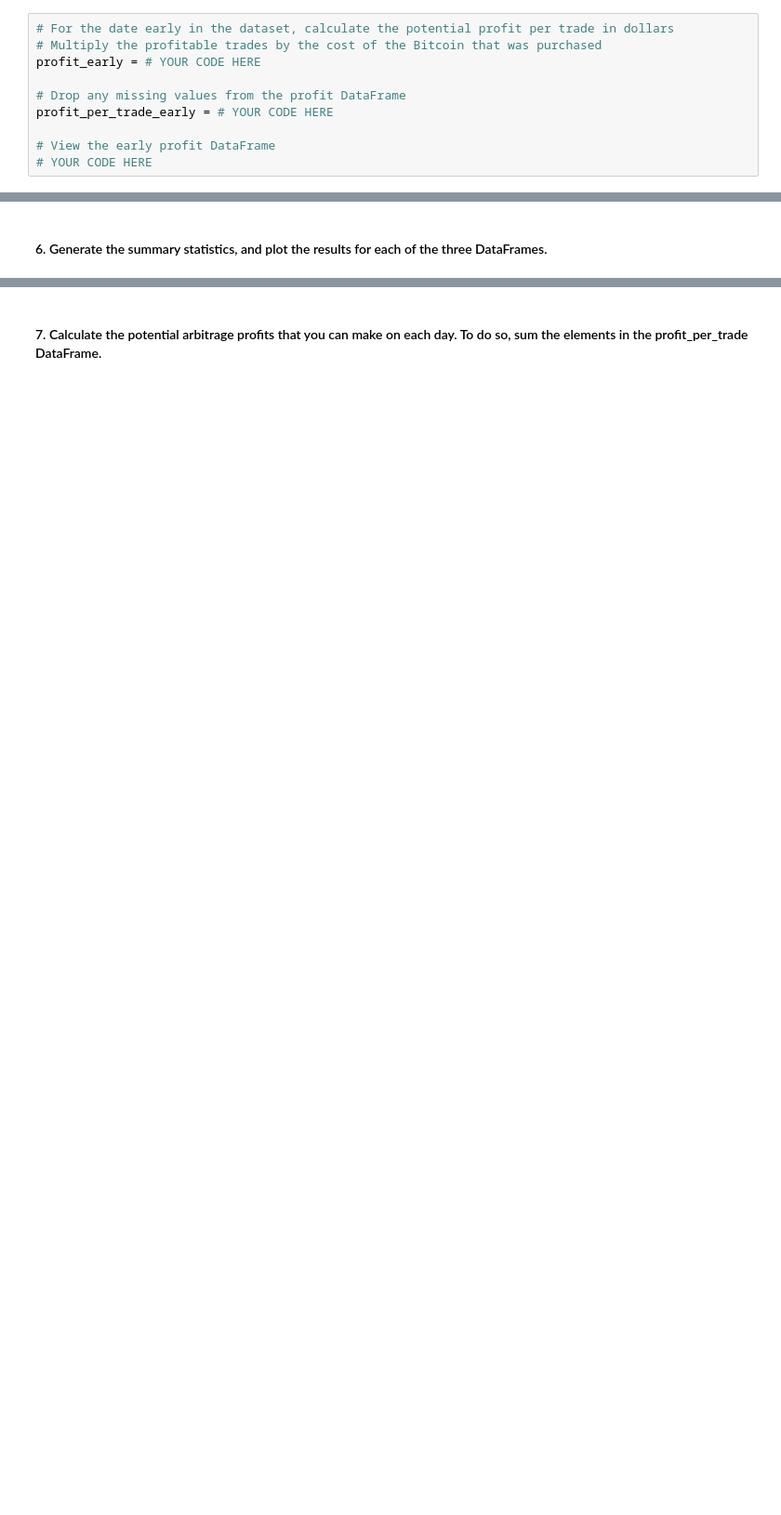
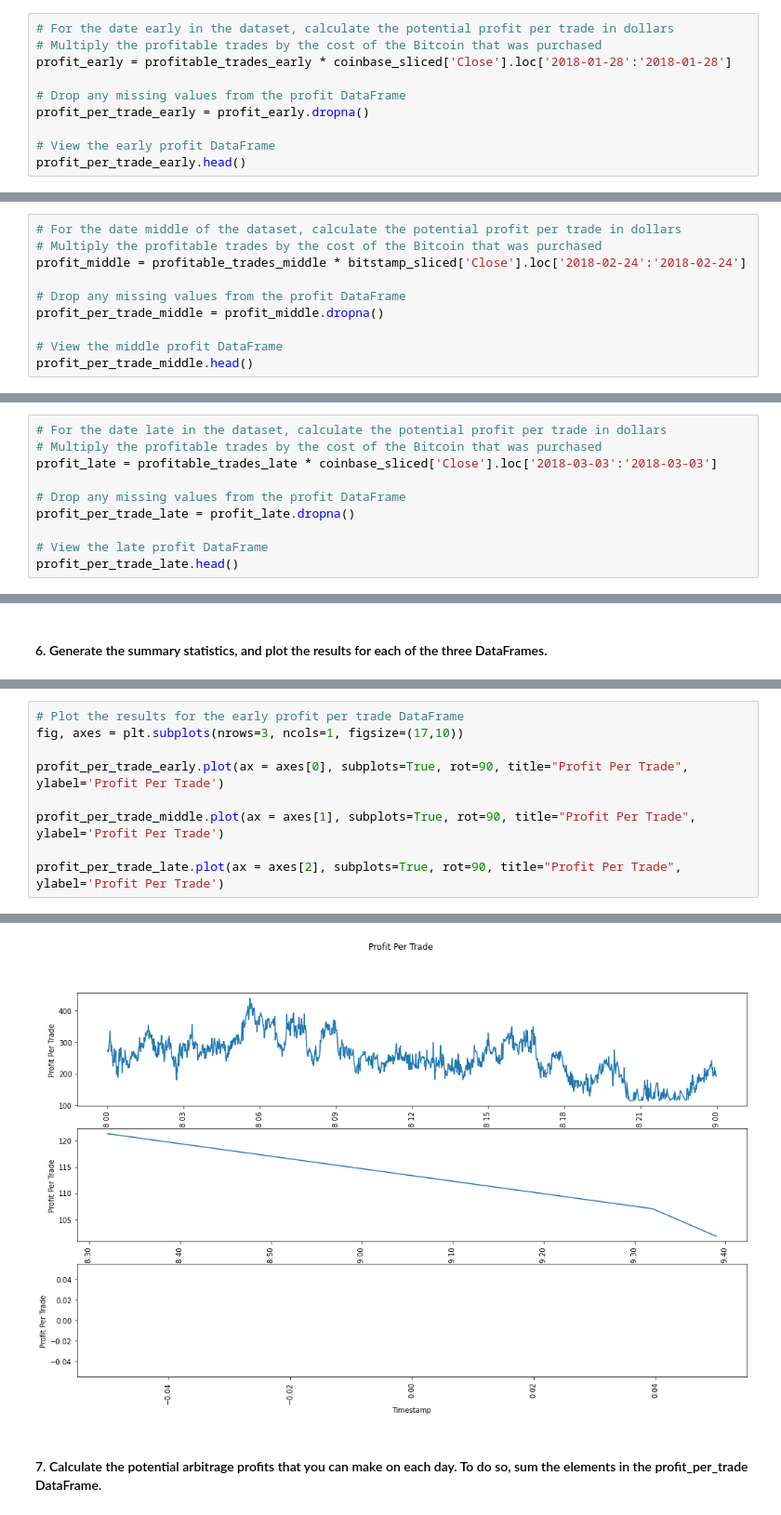
Before and after one commit to scottslusher/Crypto-Arbitrage, a Jupyter notebook: Starter_Code/Starter_Code/crypto_arbitrage.ipynb, the cells around one changed output, grey strips where cells are left out. Shown at 93% size. Drawn from its saved outputs; the diff is of its cells as text; blank space fills up the shorter version.

```diff
--- a/Starter_Code/Starter_Code/crypto_arbitrage.ipynb
+++ b/Starter_Code/Starter_Code/crypto_arbitrage.ipynb
@@ -497,10 +679,10 @@ profitable_trades_early = # YOUR CODE HERE
 # %%
 # For the date early in the dataset, calculate the potential profit per trade in dollars
 # Multiply the profitable trades by the cost of the Bitcoin that was purchased
-profit_early = # YOUR CODE HERE
+profit_early = profitable_trades_early * coinbase_sliced['Close'].loc['2018-01-28':'2018-01-28']
 
 # Drop any missing values from the profit DataFrame
-profit_per_trade_early = # YOUR CODE HERE
+profit_per_trade_early = profit_early.dropna()
 
 # View the early profit DataFrame
-# YOUR CODE HERE
+profit_per_trade_early.head()
@@ -506,0 +697,10 @@ profit_per_trade_early = # YOUR CODE HERE
+# %%
+# For the date middle of the dataset, calculate the potential profit per trade in dollars
+# Multiply the profitable trades by the cost of the Bitcoin that was purchased
+profit_middle = profitable_trades_middle * bitstamp_sliced['Close'].loc['2018-02-24':'2018-02-24']
+
+# Drop any missing values from the profit DataFrame
+profit_per_trade_middle = profit_middle.dropna()
+
+# View the middle profit DataFrame
+profit_per_trade_middle.head()
@@ -506,0 +713,10 @@ profit_per_trade_early = # YOUR CODE HERE
+# %%
+# For the date late in the dataset, calculate the potential profit per trade in dollars
+# Multiply the profitable trades by the cost of the Bitcoin that was purchased
+profit_late = profitable_trades_late * coinbase_sliced['Close'].loc['2018-03-03':'2018-03-03']
+
+# Drop any missing values from the profit DataFrame
+profit_per_trade_late = profit_late.dropna()
+
+# View the late profit DataFrame
+profit_per_trade_late.head()
@@ -514,0 +778,10 @@ profit_per_trade_early = # YOUR CODE HERE
+# %%
+# Plot the results for the early profit per trade DataFrame
+fig, axes = plt.subplots(nrows=3, ncols=1, figsize=(17,10))
+
+profit_per_trade_early.plot(ax = axes[0], subplots=True, rot=90, title="Profit Per Trade", ylabel='Profit Per Trade')
+
+profit_per_trade_middle.plot(ax = axes[1], subplots=True, rot=90, title="Profit Per Trade", ylabel='Profit Per Trade')
+
+profit_per_trade_late.plot(ax = axes[2], subplots=True, rot=90, title="Profit Per Trade", ylabel='Profit Per Trade')
+# %% [output]
@@ -515,3 +790,4 @@ profit_per_trade_early = # YOUR CODE HERE
+[figure, added]
 # %% [markdown]
 #### 7. Calculate the potential arbitrage profits that you can make on each day. To do so, sum the elements in the profit_per_trade DataFrame.
 # %%
```
Also changed, not shown: parts of 18 cells of this notebook.
